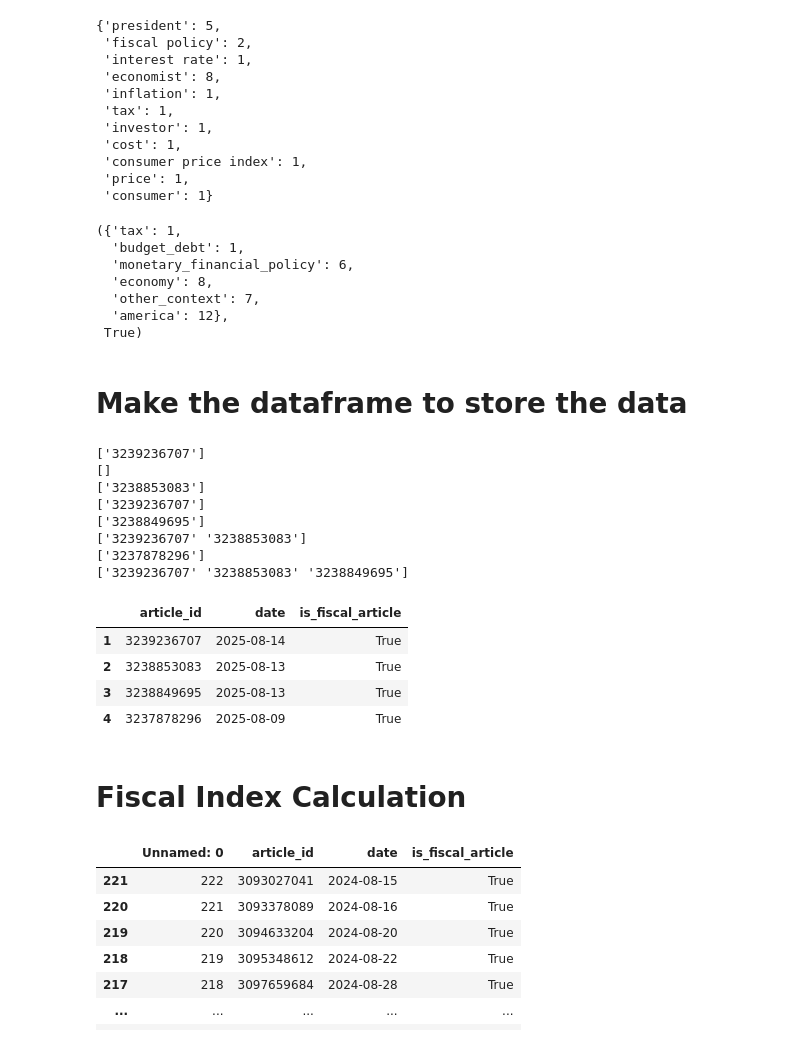
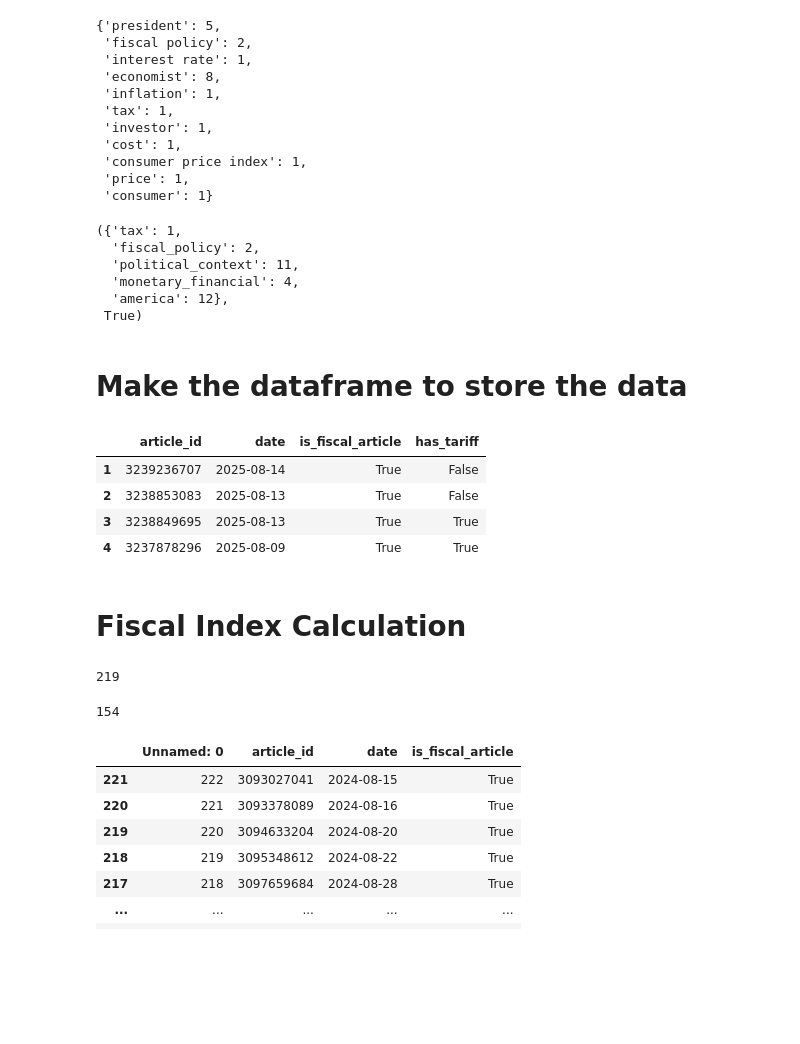
Before and after one commit to UWA-DS-11/capstone-project-11, a Jupyter notebook: fiscal_policy_index/pdf_extraction.ipynb, the cells around one changed output. Saved outputs shown, nothing was run; the diff lists cells and outputs as text; code cells hidden in the pictures; blank space fills up the shorter version.

Commit message:
calculations for fiscal score, tariff fiscal score, non tariff fiscal sc…

```diff
--- a/fiscal_policy_index/pdf_extraction.ipynb
+++ b/fiscal_policy_index/pdf_extraction.ipynb
@@ -152,7 +146,7 @@ def clean_detail(detail):
     return (date.date() if date else None), article_id
 
 
-raw_input1=raw_data_extraction('3pages.pdf')
-article1, details1=article_extraction(raw_input1)
-doc1=clean_article(article1[1])
-date1, article_id1=clean_detail(details1[1])
+#raw_input1=raw_data_extraction('3pages.pdf')
+#article1, details1=article_extraction(raw_input1)
+#doc1=clean_article(article1[1])
+#date1, article_id1=clean_detail(details1[1])
@@ -302,10 +345,10 @@ terms_categories={'tax': ['tax cuts','tax increases', 'tax rates', 'tax credits'
 # %%
 # this for the list of fiscal_terms (not categories)
 # lemmatizing the set of fiscal words so they match the lemmatized articles
-def lemmatize_string(string, lemmatizer):
-    return " ".join(lemmatizer.lemmatize(w) for w in string.split())
+#def lemmatize_string(string, lemmatizer):
+    #return " ".join(lemmatizer.lemmatize(w) for w in string.split())
 
-lemmatizer = WordNetLemmatizer()
-fiscal_terms_lemmatized = [lemmatize_string(term, lemmatizer) for term in fiscal_terms]
+#lemmatizer = WordNetLemmatizer()
+#fiscal_terms_lemmatized = [lemmatize_string(term, lemmatizer) for term in fiscal_terms]
 # %%
 # match the fiscal terms to the document
@@ -342,6 +385,8 @@ def lemmatize_categories(categories, lemmatizer):
 lemmatizer = WordNetLemmatizer()
 terms_categories_lemmatized = lemmatize_categories(terms_categories, lemmatizer) # keep this
 # %%
+# how many rules do want want to match
+
 # match the fiscal term groups to the document
 def count_matching_category(terms_categories, document):
     # this function will count number of terms in fiscal policy categories and classified whether a new is fical_policy related or not
@@ -354,7 +399,7 @@ def count_matching_category(terms_categories, document):
             for key in terms_categories.keys():
                 if term in terms_categories[key]:
                     terms_count[key]=terms_count.get(key,0)+term_count
-    if len(terms_count.keys())>=3 and 'america' in terms_count.keys():
+    if len(terms_count.keys())>=2 and 'america' in terms_count.keys(): # >= 2 means 2 categories but one is 'america'
         is_fiscal=True
     return terms_count, is_fiscal # return the boolean values for terms_count.keys()>=3
 
@@ -362,10 +407,9 @@ terms_count, is_fiscal=count_matching_category(terms_categories_lemmatized,doc1)
 terms_count, is_fiscal
 # %% [output]
 ({'tax': 1,
-  'budget_debt': 1,
-  'monetary_financial_policy': 6,
-  'economy': 8,
-  'other_context': 7,
+  'fiscal_policy': 2,
+  'political_context': 11,
+  'monetary_financial': 4,
   'america': 12},
  True)
 # %% [markdown]
@@ -373,41 +417,46 @@ terms_count, is_fiscal
 # %%
 def full_pipeline(input_pdf):
     raw_input=raw_data_extraction(input_pdf)
     article_dict, details_dict = article_extraction(raw_input)
-    column_names =['article_id', 'date', 'is_fiscal_article']
+    column_names =['article_id', 'date', 'is_fiscal_article', 'has_tariff']
     fiscal_articles_df=pd.DataFrame(columns=column_names)
+
     for key in article_dict.keys():
         cleaned_article=clean_article(article_dict[key])
         date, article_id=clean_detail(details_dict[key])
-        print(article_id)
-        number_matching_words = count_matching_words(terms_categories_lemmatized, cleaned_article)
+        #print(article_id)
+        #number_matching_words = count_matching_words(terms_categories_lemmatized, cleaned_article) # do we need this?
         number_matching_terms, is_fiscal=count_matching_category(terms_categories_lemmatized,cleaned_article)
-        print(fiscal_articles_df['article_id'].values)
+        # tariff flag code
+        has_tariff = any(term in cleaned_article for term in terms_categories_lemmatized["tariffs_trade"])
+        #print(fiscal_articles_df['article_id'].values)
+
+
         if article_id[0] not in fiscal_articles_df['article_id'].values: # checked for duplicated articles
-            fiscal_articles_df.loc[key]=[article_id[0], date, is_fiscal]
+            fiscal_articles_df.loc[key]=[article_id[0], date, is_fiscal, has_tariff]
     return fiscal_articles_df
-
-full_pipeline('21pages.pdf')
 # %% [output]
-['3239236707']
-[]
-['3238853083']
-['3239236707']
-['3238849695']
-['3239236707' '3238853083']
-['3237878296']
-['3239236707' '3238853083' '3238849695']
-|  | article_id | date | is_fiscal_article |
-| 1 | 3239236707 | 2025-08-14 | True |
-| 2 | 3238853083 | 2025-08-13 | True |
-| 3 | 3238849695 | 2025-08-13 | True |
-| 4 | 3237878296 | 2025-08-09 | True |
+|  | article_id | date | is_fiscal_article | has_tariff |
+| 1 | 3239236707 | 2025-08-14 | True | False |
+| 2 | 3238853083 | 2025-08-13 | True | False |
+| 3 | 3238849695 | 2025-08-13 | True | True |
+| 4 | 3237878296 | 2025-08-09 | True | True |
 # %%
 full_pipeline("ProQuestDocuments-2025-08-16_1_fiscalpolicy_last12.pdf").to_csv("fiscal_articles.csv")
 # %% [markdown]
 # Fiscal Index Calculation
 # %%
 fiscal_article_df=pd.read_csv("fiscal_articles.csv")
+# %%
+# checking how many fiscal articles - this should be 222 of 222 articles
+print(fiscal_article_df['is_fiscal_article'].sum())
+# %% [output]
+219
+# %%
+# checking how many tariff articles -
+print(fiscal_article_df['has_tariff'].sum())
+# %% [output]
+154
 # %%
 # sorted the data from oldest to latest
 fiscal_article_df = fiscal_article_df.sort_values(by='date', ascending=True)
```
Also changed, not shown: parts of 22 cells of this notebook.
